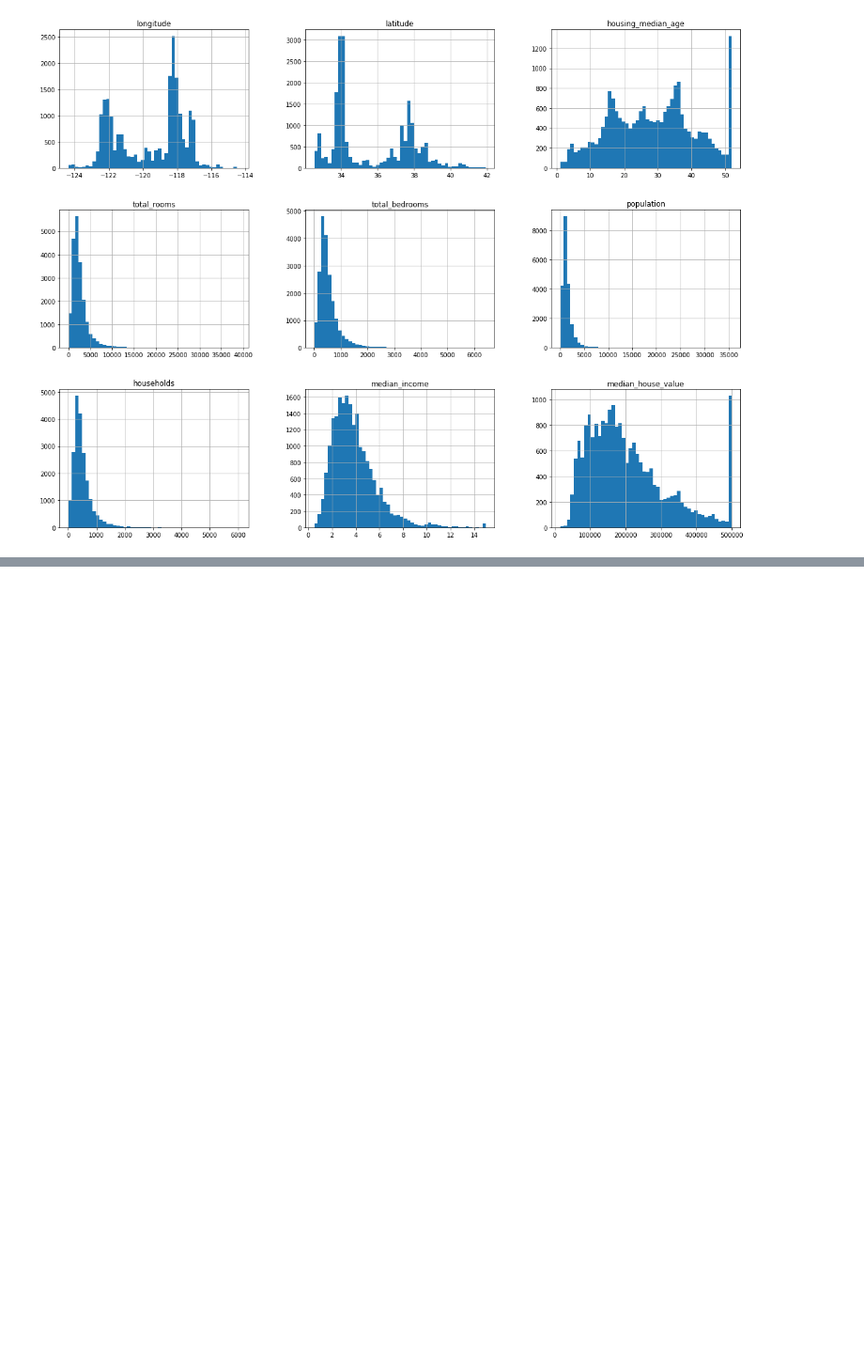
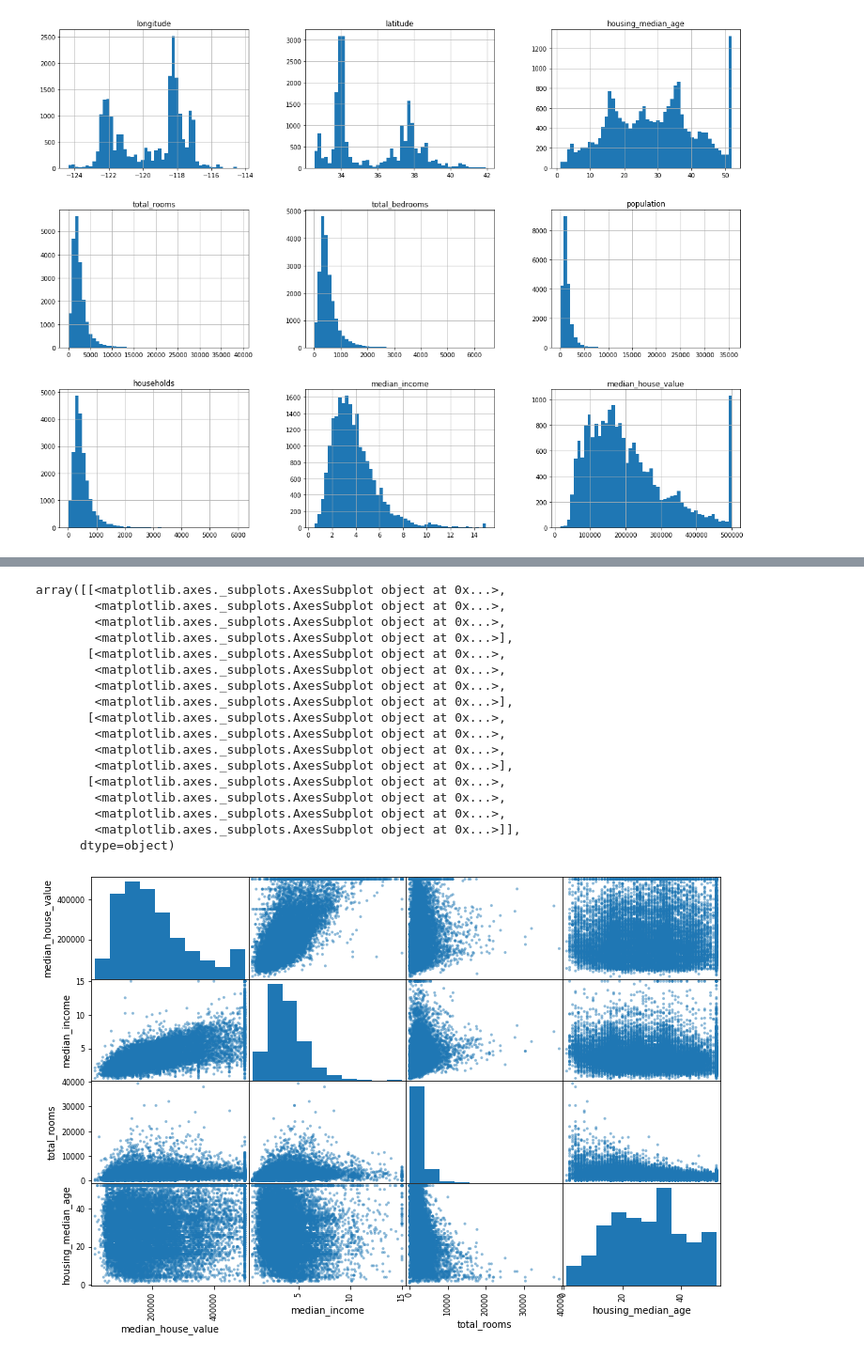
Before and after one commit to JoaoSiqueiraDS/handson-ml2, a Jupyter notebook: Chapter 2 - Exercise 1.ipynb, the cells around one changed output, grey strips where cells are left out. Shown: that part at 94% size. Saved outputs shown, nothing was run; the diff lists cells and outputs as text; code cells hidden in the pictures; blank space fills up the shorter version.

```diff
--- a/Chapter 2 - Exercise 1.ipynb
+++ b/Chapter 2 - Exercise 1.ipynb
@@ -87,0 +191,27 @@ Never forget we need to create a test set and put it aside, to never look at it.
+# %%
+# using pandas to plot correlation matrix
+
+from pandas.plotting import scatter_matrix
+
+attributes = ['median_house_value', 'median_income', 'total_rooms', 'housing_median_age']
+
+scatter_matrix(df_copy[attributes], figsize=(12,8))
+# %% [output]
+array([[<matplotlib.axes._subplots.AxesSubplot object at 0x...>,
+        <matplotlib.axes._subplots.AxesSubplot object at 0x...>,
+        <matplotlib.axes._subplots.AxesSubplot object at 0x...>,
+        <matplotlib.axes._subplots.AxesSubplot object at 0x...>],
+       [<matplotlib.axes._subplots.AxesSubplot object at 0x...>,
+        <matplotlib.axes._subplots.AxesSubplot object at 0x...>,
+        <matplotlib.axes._subplots.AxesSubplot object at 0x...>,
+        <matplotlib.axes._subplots.AxesSubplot object at 0x...>],
+       [<matplotlib.axes._subplots.AxesSubplot object at 0x...>,
+        <matplotlib.axes._subplots.AxesSubplot object at 0x...>,
+        <matplotlib.axes._subplots.AxesSubplot object at 0x...>,
+        <matplotlib.axes._subplots.AxesSubplot object at 0x...>],
+       [<matplotlib.axes._subplots.AxesSubplot object at 0x...>,
+        <matplotlib.axes._subplots.AxesSubplot object at 0x...>,
+        <matplotlib.axes._subplots.AxesSubplot object at 0x...>,
+        <matplotlib.axes._subplots.AxesSubplot object at 0x...>]],
+      dtype=object)
+[figure, added]
```
Also changed, not shown: parts of 36 cells of this notebook.
